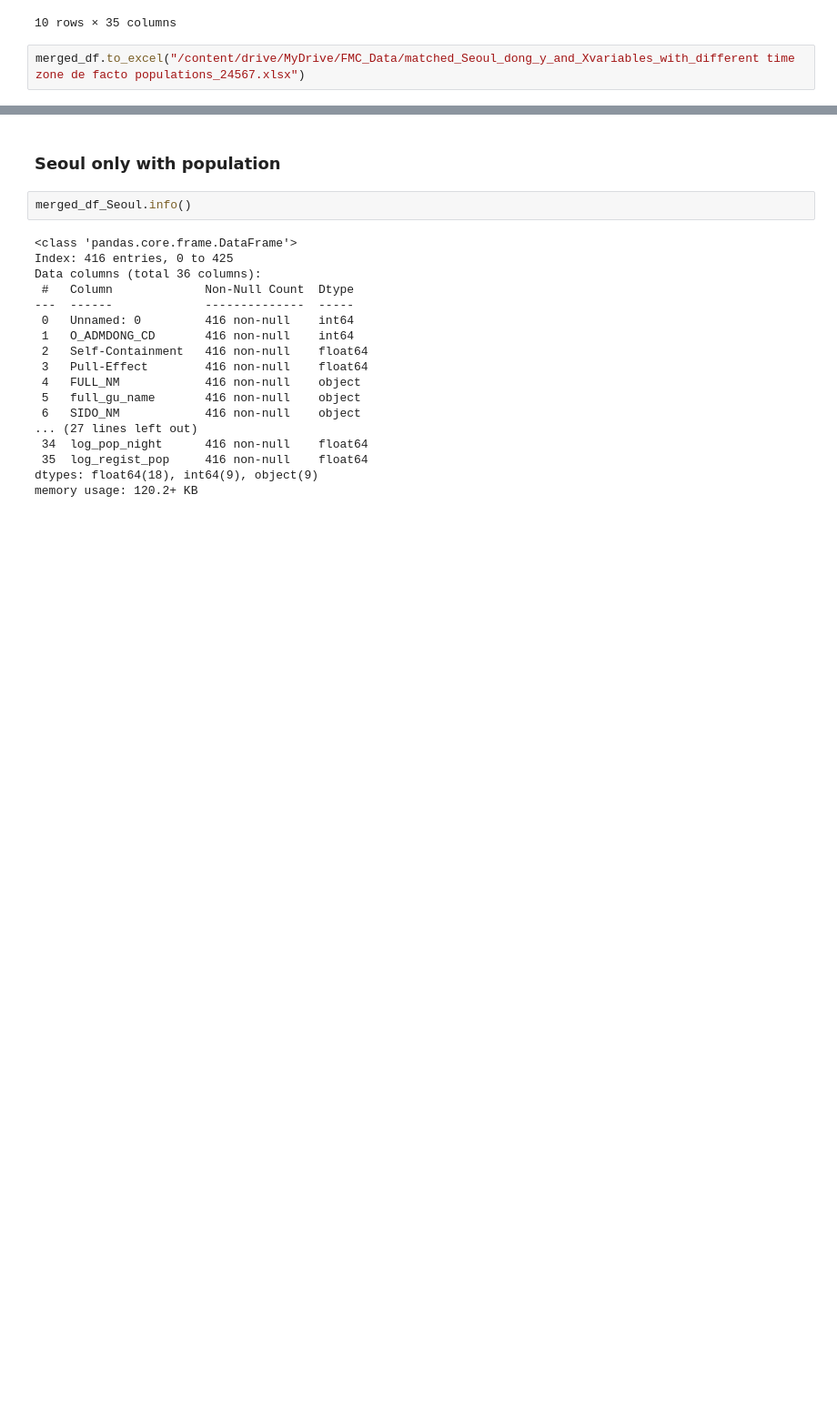
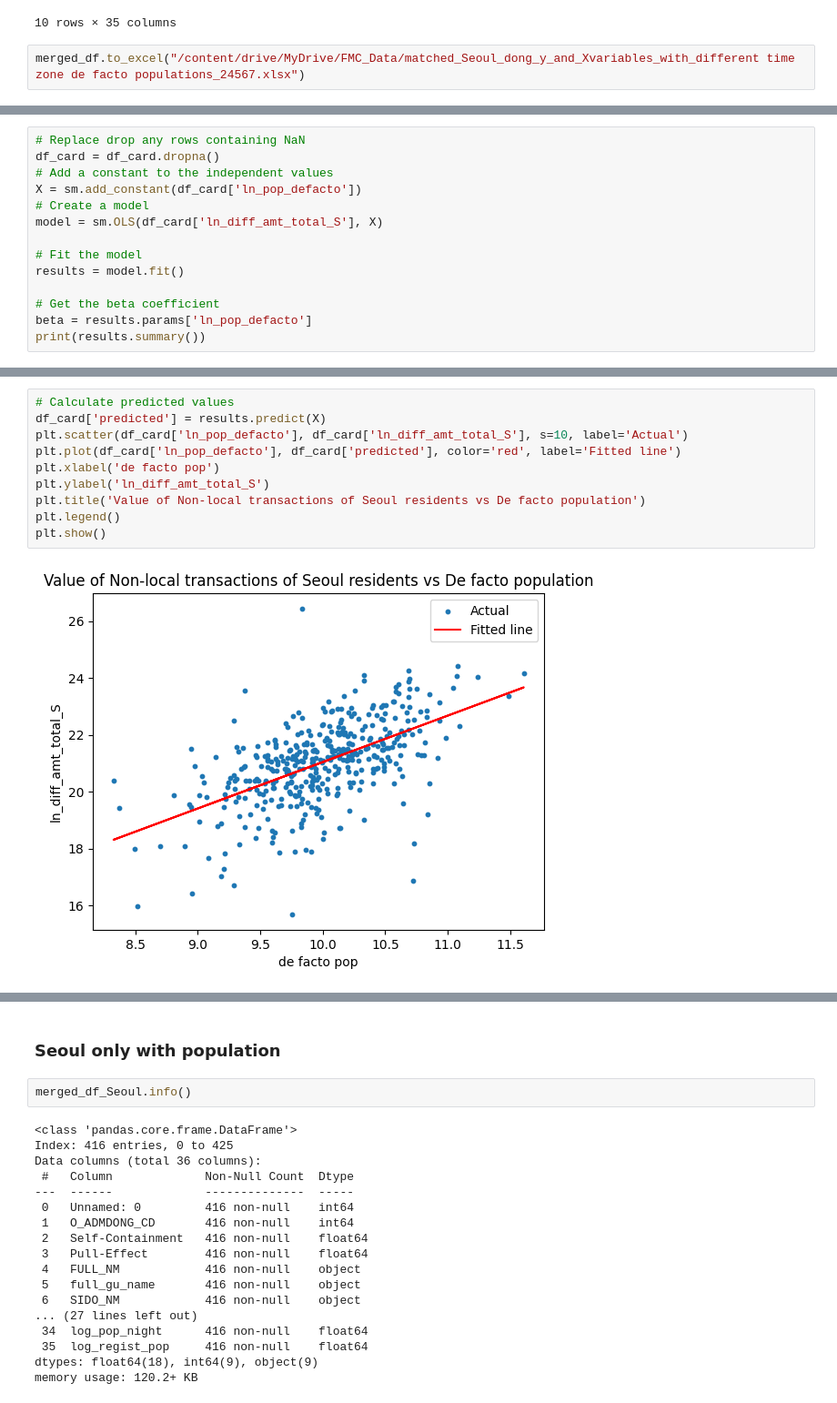
Before and after one commit to jieun0441/XMC, a Jupyter notebook: Time_15min_M_B_Self_containment_Calculation_dong_ver3.ipynb, the cells around one changed output, grey strips where cells are left out. Shown at 91% size. Cells and saved outputs as stored; diff of their text form; blank space fills up the shorter version.

```diff
--- a/Time_15min_M_B_Self_containment_Calculation_dong_ver3.ipynb
+++ b/Time_15min_M_B_Self_containment_Calculation_dong_ver3.ipynb
@@ -1840,0 +1972,14 @@ merged_df_Seoul = pd.read_excel("/content/drive/MyDrive/FMC_Data/matched_Seoul_d
+# %%
+# Replace drop any rows containing NaN
+df_card = df_card.dropna()
+# Add a constant to the independent values
+X = sm.add_constant(df_card['ln_pop_defacto'])
+# Create a model
+model = sm.OLS(df_card['ln_diff_amt_total_S'], X)
+
+# Fit the model
+results = model.fit()
+
+# Get the beta coefficient
+beta = results.params['ln_pop_defacto']
+print(results.summary())
@@ -1840,0 +2004,12 @@ merged_df_Seoul = pd.read_excel("/content/drive/MyDrive/FMC_Data/matched_Seoul_d
+# %%
+# Calculate predicted values
+df_card['predicted'] = results.predict(X)
+plt.scatter(df_card['ln_pop_defacto'], df_card['ln_diff_amt_total_S'], s=10, label='Actual')
+plt.plot(df_card['ln_pop_defacto'], df_card['predicted'], color='red', label='Fitted line')
+plt.xlabel('de facto pop')
+plt.ylabel('ln_diff_amt_total_S')
+plt.title('Value of Non-local transactions of Seoul residents vs De facto population')
+plt.legend()
+plt.show()
+# %% [output]
+[figure, added]
```
Also changed, not shown: parts of 39 cells of this notebook.
